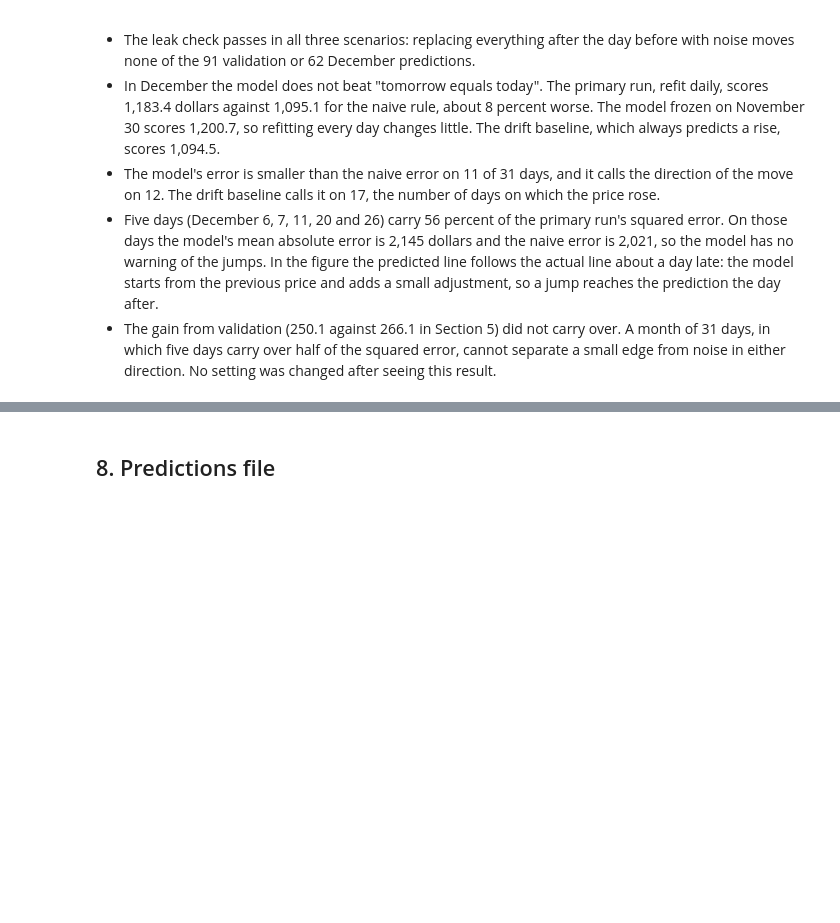
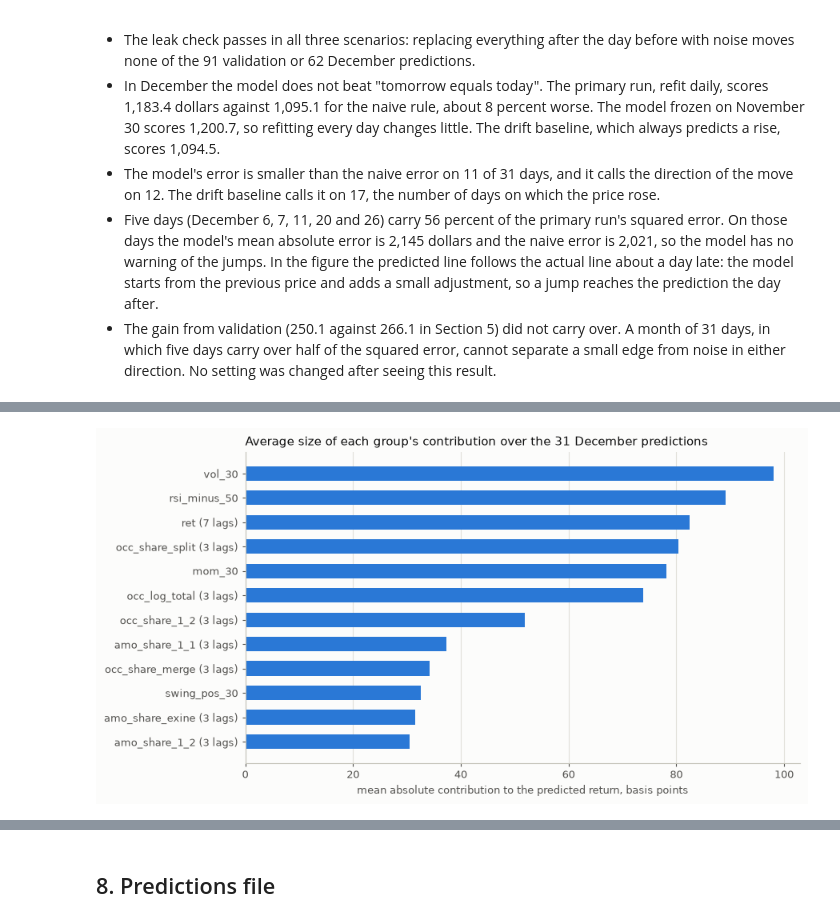
Before and after one commit to alexhubenthal/alexhubenthal-btc-chainlet-hw2, a Jupyter notebook: btc_chainlet_xai.ipynb, the cells around one changed output, grey strips where cells are left out. Cells and saved outputs as stored; diff of their text form; code cells hidden in the pictures; blank space fills up the shorter version.

Commit message:
Step 8: explain the December predictions with SHAP, by feature group and for three days

```diff
--- a/btc_chainlet_xai.ipynb
+++ b/btc_chainlet_xai.ipynb
@@ -733,7 +733,15 @@ pd.DataFrame(
 | test | 2017-12-01 | 2017-12-31 | 31 |
 # %%
 def walk_forward(
-    table, features, make_model, window_days, first_target, last_target, refit_every=1, allow_test=False
+    table,
+    features,
+    make_model,
+    window_days,
+    first_target,
+    last_target,
+    refit_every=1,
+    allow_test=False,
+    keep_fits=False,
 ):
     """Predict each day from `first_target` to `last_target`, one day ahead.
 
@@ -741,6 +749,10 @@ def walk_forward(
     the rows whose targets were already known at the end of day D - 1, limited to the most recent
     `window_days` days, and refit every `refit_every` days: 1 is a daily refit, and the length of the range is
     one model frozen at the start. `make_model` returns an unfitted regressor.
+
+    With `keep_fits=True` the function returns the predictions and a dictionary with the scaler, the model and
+    the days of the training rows behind each prediction, so a prediction can be explained with the very fit
+    that made it. The predictions themselves do not depend on this switch.
     """
     if not allow_test:
         assert last_target <= VAL_END, "the test month is predicted only by the final evaluation"
@@ -751,7 +763,7 @@ def walk_forward(
     prices = table["price"].to_numpy()
     answers = table["target_price"].to_numpy()
 
-    records = []
+    records, fits = [], {}
     for step, day in enumerate(pd.date_range(first_target, last_target, freq="D")):
         today = day - pd.Timedelta(days=HORIZON_DAYS)
         if step % refit_every == 0:
@@ -766,6 +778,8 @@ def walk_forward(
                 "train_first_target": target_date[known].min(),
                 "train_last_target": target_date[known].max(),
             }
+            fit = {"scaler": scaler, "model": model, "train_days": table.index[known]}
+        fits[day] = fit
         position = table.index.get_loc(today)
         row = scaler.transform(inputs[position : position + 1])
         assert np.isfinite(row).all(), "the input row is incomplete"
@@ -782,7 +796,7 @@ def walk_forward(
         )
     result = pd.DataFrame(records).set_index("target_day")
     assert (result["train_last_target"] < result.index.to_series()).all(), "a fit saw its own target day"
-    return result
+    return (result, fits) if keep_fits else result
 # %%
 # Placeholders for the checks in this section only. Section 5 chooses the window and the penalty on validation.
 CHECK_WINDOW_DAYS = 730
@@ -1330,0 +1546,30 @@ plt.show()
+# %%
+import matplotlib.patheffects as patheffects
+from matplotlib.patches import Patch
+
+
+def style_bars(ax, title, xlabel):
+    ax.set_facecolor(SURFACE)
+    ax.set_title(title, loc="left", color=INK, fontsize=11)
+    ax.grid(axis="x", color=GRID, linewidth=0.8)
+    ax.set_axisbelow(True)
+    for side in ("top", "right"):
+        ax.spines[side].set_visible(False)
+    for side in ("left", "bottom"):
+        ax.spines[side].set_color(AXIS)
+    ax.tick_params(colors=SECONDARY, labelsize=9, length=3)
+    ax.set_xlabel(xlabel, color=SECONDARY, fontsize=9)
+
+
+shown = group_table.head(12)[::-1]
+fig, ax = plt.subplots(figsize=(9, 4.8), facecolor=SURFACE)
+ax.barh([group_label(g) for g in shown.index], shown["mean |contribution|"], color=BLUE, height=0.6)
+style_bars(
+    ax,
+    "Average size of each group's contribution over the 31 December predictions",
+    "mean absolute contribution to the predicted return, basis points",
+)
+fig.tight_layout()
+plt.show()
+# %% [output]
+[figure, added]
```
Also changed, not shown: parts of 16 cells of this notebook.
